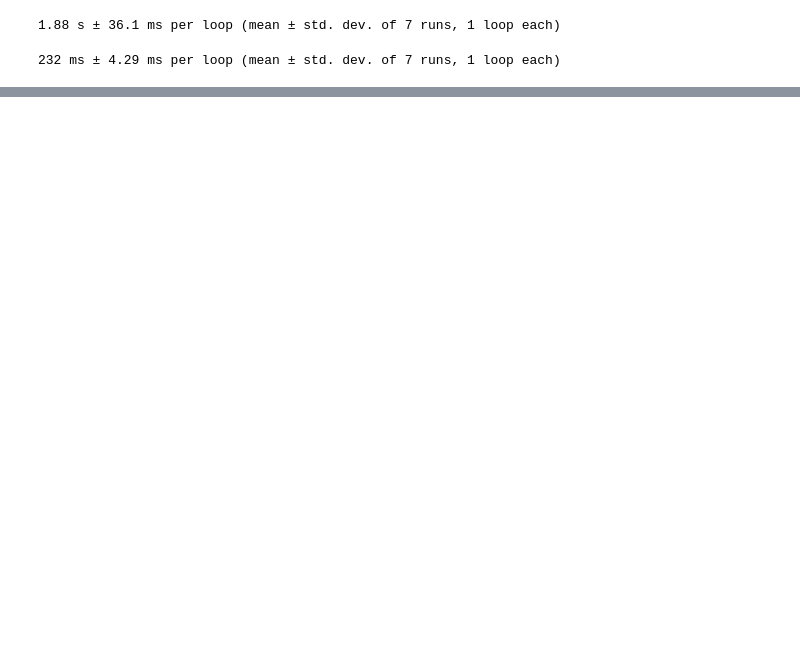
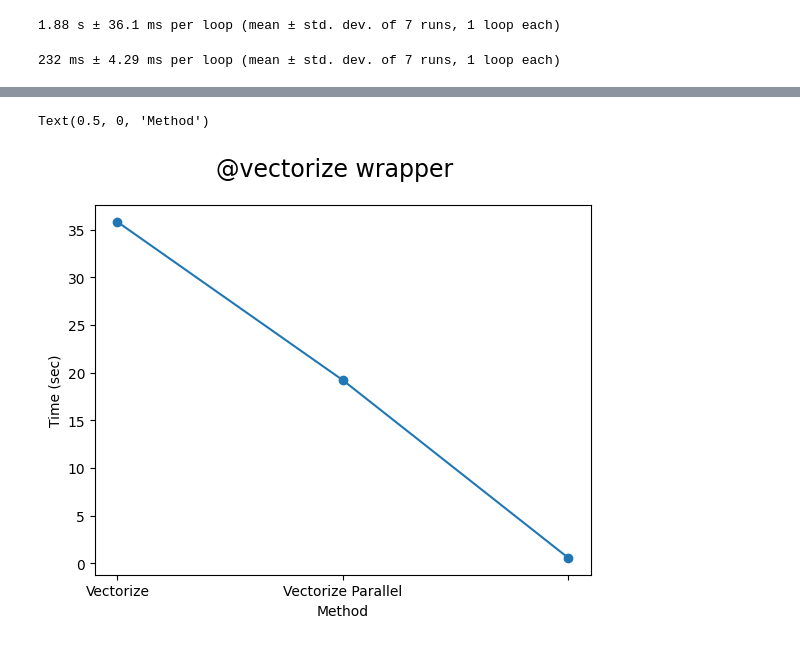
Before and after one commit to BMintern/Python, a Jupyter notebook: Task 7- 21st June 2023/Numba.ipynb, the cells around one changed output, grey strips where cells are left out. Saved outputs shown, nothing was run; the diff lists cells and outputs as text; code cells hidden in the pictures; blank space fills up the shorter version.

```diff
--- a/Task 7- 21st June 2023/Numba.ipynb
+++ b/Task 7- 21st June 2023/Numba.ipynb
@@ -105,0 +110,10 @@ def vecParallel_func(a, b):
+# %%
+fig, ax = plt.subplots(1, 1)
+ax.plot(["a", "b", "c"], [35.8, 19.2, 0.568], "-o")
+ax.set_xticklabels(["Vectorize", "Vectorize Parallel"])
+fig.suptitle("@vectorize wrapper", fontsize=17)
+ax.set_ylabel("Time (sec)")
+ax.set_xlabel("Method")
+# %% [output]
+Text(0.5, 0, 'Method')
+[figure, added]
```
Also changed, not shown: parts of 21 cells of this notebook.
